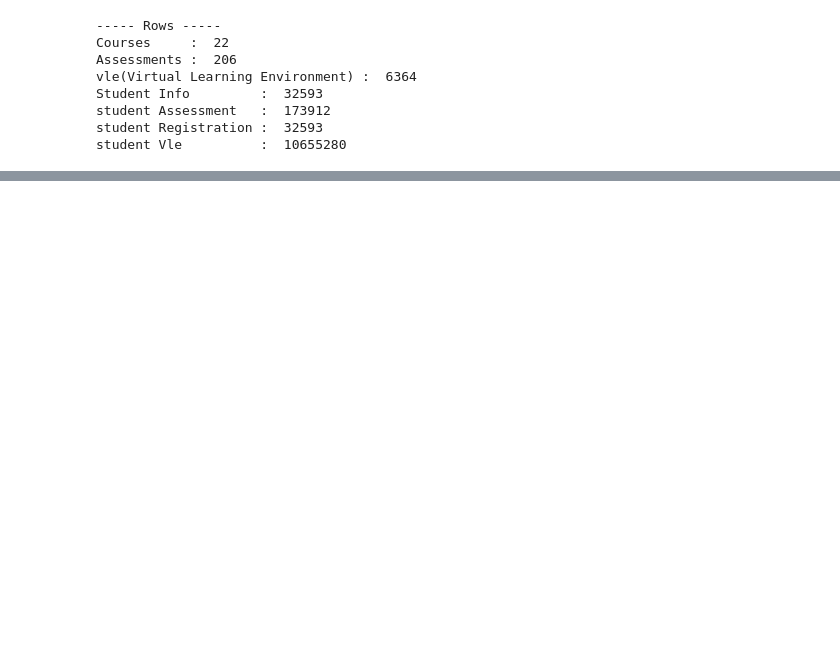
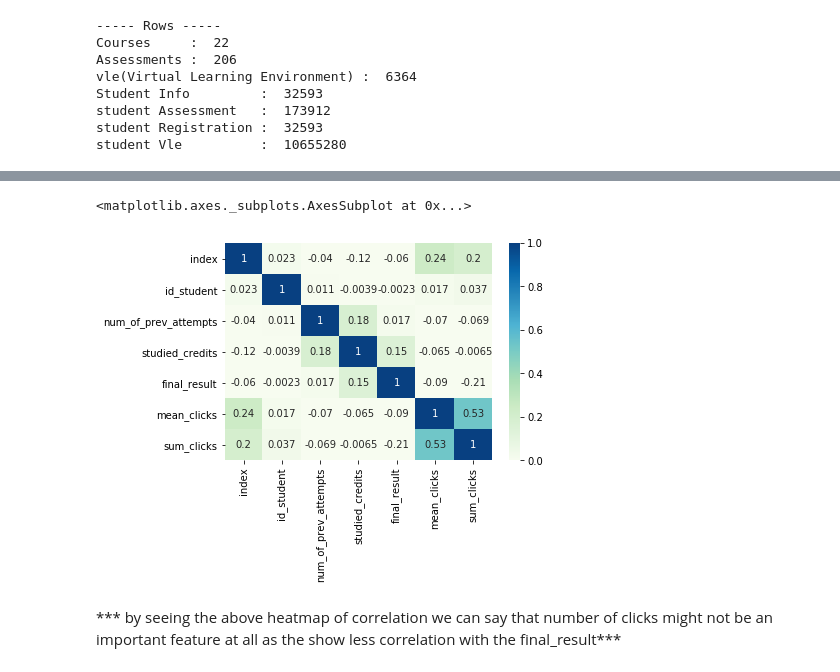
Before and after one commit to Heramb001/LearningAnalytics_Predicting_students_at-risk, a Jupyter notebook: CS_773_Data_Mining_Project_3_Feature_Engineering.ipynb, the cells around one changed output, grey strips where cells are left out. Drawn from its saved outputs; the diff is of its cells as text; code cells hidden in the pictures; blank space fills up the shorter version.

```diff
--- a/CS_773_Data_Mining_Project_3_Feature_Engineering.ipynb
+++ b/CS_773_Data_Mining_Project_3_Feature_Engineering.ipynb
@@ -54,0 +153,10 @@ TypeError: ufunc 'isnan' not supported for the input types, and the inputs could
+# %%
+#student_vle.info()
+student_clicks = student_vle.groupby(['id_student', 'code_module', 'code_presentation']).agg({'sum_click':['mean','sum']})
+student_clicks.reset_index(level=[0,1,2], inplace=True)
+student_clicks.columns = ['id_student', 'code_module', 'code_presentation', 'mean_clicks', 'sum_clicks']
+#student_clicks
+# merging student_clicks with student info
+student_course_info = pd.merge(student_info,student_clicks, how='left', left_on=['id_student', 'code_module', 'code_presentation'],right_on=['id_student', 'code_module', 'code_presentation'])
+student_course_info.reset_index(level=[0], inplace=True)
+student_course_info
@@ -54,0 +182,8 @@ TypeError: ufunc 'isnan' not supported for the input types, and the inputs could
+# %%
+student_course_info['final_result'] = labelEncoder.fit_transform(student_course_info['final_result'])
+sns.heatmap(student_course_info.corr(), annot = True, vmin = 0, cmap = 'GnBu')
+# %% [output]
+<matplotlib.axes._subplots.AxesSubplot at 0x...>
+[figure, added]
+# %% [markdown]
+*** by seeing the above heatmap of correlation we can say that number of clicks might not be an important feature at all as the show less correlation with the final_result***
```
Also changed, not shown: parts of 13 cells of this notebook, 2 other files.
